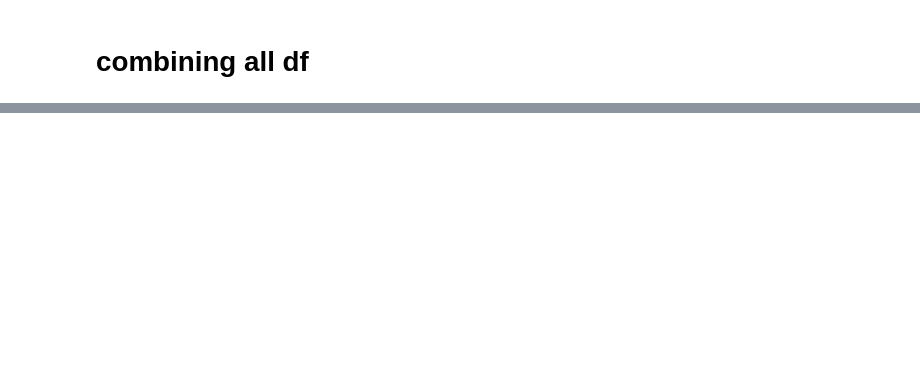
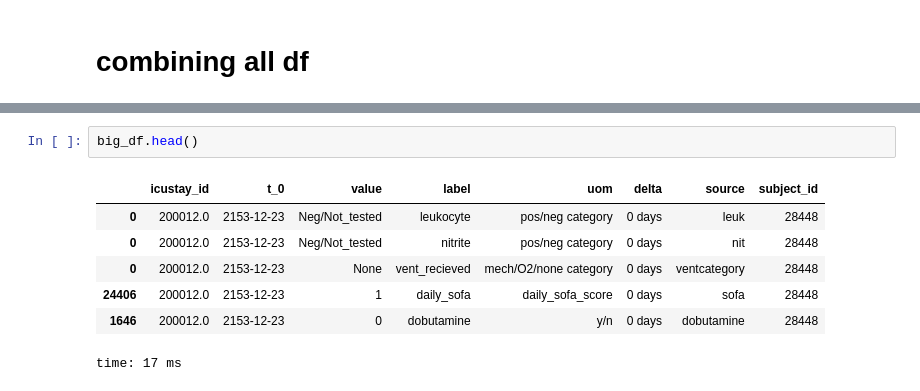
Before and after one commit to kellylinyingxin/mimiciii-antibiotics-modeling, a Jupyter notebook: notebooks/07.01-Baseline_Data_merging.ipynb, the cells around one changed output, grey strips where cells are left out. Cells and saved outputs as stored; diff of their text form; blank space fills up the shorter version.

```diff
--- a/notebooks/07.01-Baseline_Data_merging.ipynb
+++ b/notebooks/07.01-Baseline_Data_merging.ipynb
@@ -575,3 +484,13 @@ time: 2.09 ms
+# %%
+big_df.head()
+# %% [output]
+|  | icustay_id | t_0 | value | label | uom | delta | source | subject_id |
+| 0 | 200012.0 | 2153-12-23 | Neg/Not_tested | leukocyte | pos/neg category | 0 days | leuk | 28448 |
+| 0 | 200012.0 | 2153-12-23 | Neg/Not_tested | nitrite | pos/neg category | 0 days | nit | 28448 |
+| 0 | 200012.0 | 2153-12-23 | None | vent_recieved | mech/O2/none category | 0 days | ventcategory | 28448 |
+| 24406 | 200012.0 | 2153-12-23 | 1 | daily_sofa | daily_sofa_score | 0 days | sofa | 28448 |
+| 1646 | 200012.0 | 2153-12-23 | 0 | dobutamine | y/n | 0 days | dobutamine | 28448 |
+time: 17 ms
 # %%
 big_df.groupby('label')['value'].describe()
 # %% [output]
```
Also changed, not shown: parts of 81 cells of this notebook.
